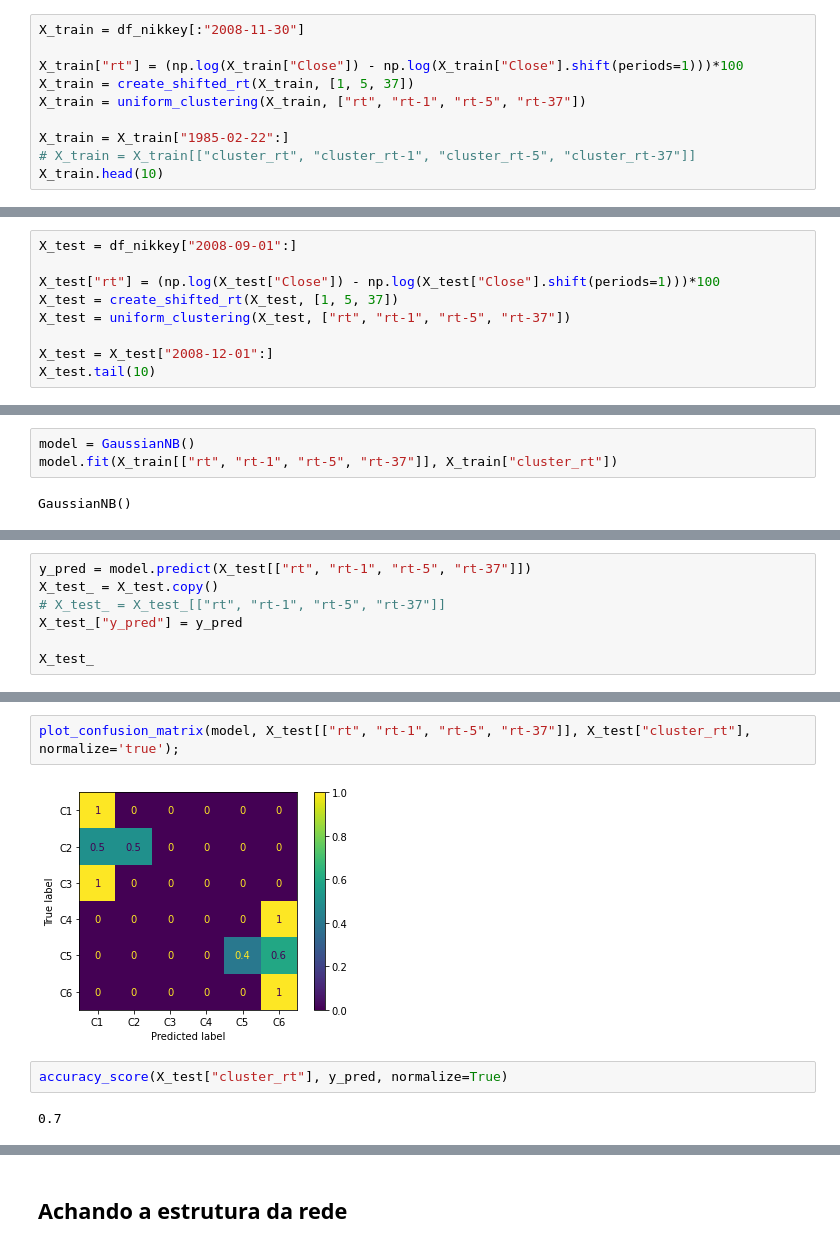
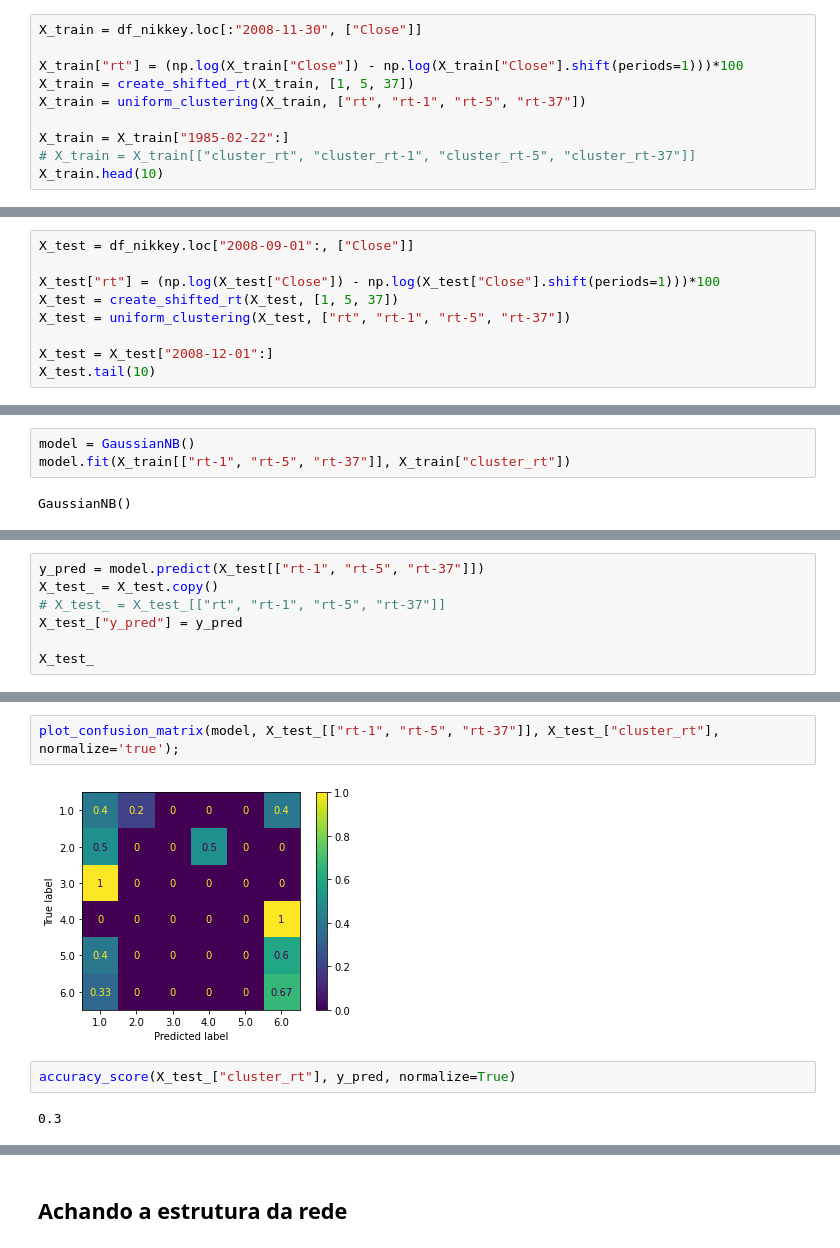
Before and after one commit to cafe-com-analytics/stock_market_index_daily_direction, a Jupyter notebook: notebooks/01_reproducing_paper.ipynb, the cells around one changed output, grey strips where cells are left out. Cells and saved outputs as stored; diff of their text form.

```diff
--- a/notebooks/01_reproducing_paper.ipynb
+++ b/notebooks/01_reproducing_paper.ipynb
@@ -165,7 +161,7 @@ def create_shifted_rt(df: pd.DataFrame, rts: list) -> pd.DataFrame:
         df[f"rt-{t}"] = df["rt"].shift(periods=t)
     return df
 # %%
-X_train = df_nikkey[:"2008-11-30"]
+X_train = df_nikkey.loc[:"2008-11-30", ["Close"]]
 
 X_train["rt"] = (np.log(X_train["Close"]) - np.log(X_train["Close"].shift(periods=1)))*100
 X_train = create_shifted_rt(X_train, [1, 5, 37])
@@ -190,7 +186,7 @@ X_train.head(10)
 # %% [markdown]
 ### Preparando conjunto de validação
 # %%
-X_test = df_nikkey["2008-09-01":]
+X_test = df_nikkey.loc["2008-09-01":, ["Close"]]
 
 X_test["rt"] = (np.log(X_test["Close"]) - np.log(X_test["Close"].shift(periods=1)))*100
 X_test = create_shifted_rt(X_test, [1, 5, 37])
@@ -217,6 +213,6 @@ X_test.tail(10)
 Vamos testar primeiro um Naive Bayes:
 # %%
 model = GaussianNB()
-model.fit(X_train[["rt", "rt-1", "rt-5", "rt-37"]], X_train["cluster_rt"])
+model.fit(X_train[["rt-1", "rt-5", "rt-37"]], X_train["cluster_rt"])
 # %% [output]
 GaussianNB()
@@ -225,5 +223,5 @@ GaussianNB()
 # %%
-y_pred = model.predict(X_test[["rt", "rt-1", "rt-5", "rt-37"]])
+y_pred = model.predict(X_test[["rt-1", "rt-5", "rt-37"]])
 X_test_ = X_test.copy()
 # X_test_ = X_test_[["rt", "rt-1", "rt-5", "rt-37"]]
 X_test_["y_pred"] = y_pred
@@ -251,8 +249,8 @@ X_test_
 # %%
-plot_confusion_matrix(model, X_test[["rt", "rt-1", "rt-5", "rt-37"]], X_test["cluster_rt"], normalize='true');
+plot_confusion_matrix(model, X_test_[["rt-1", "rt-5", "rt-37"]], X_test_["cluster_rt"], normalize='true');
 # %% [output]
-[figure, old version]
+[figure, new version]
 # %%
-accuracy_score(X_test["cluster_rt"], y_pred, normalize=True)
+accuracy_score(X_test_["cluster_rt"], y_pred, normalize=True)
 # %% [output]
-0.7
+0.3
```
Also changed, not shown: parts of 21 cells of this notebook, 6 other files.
